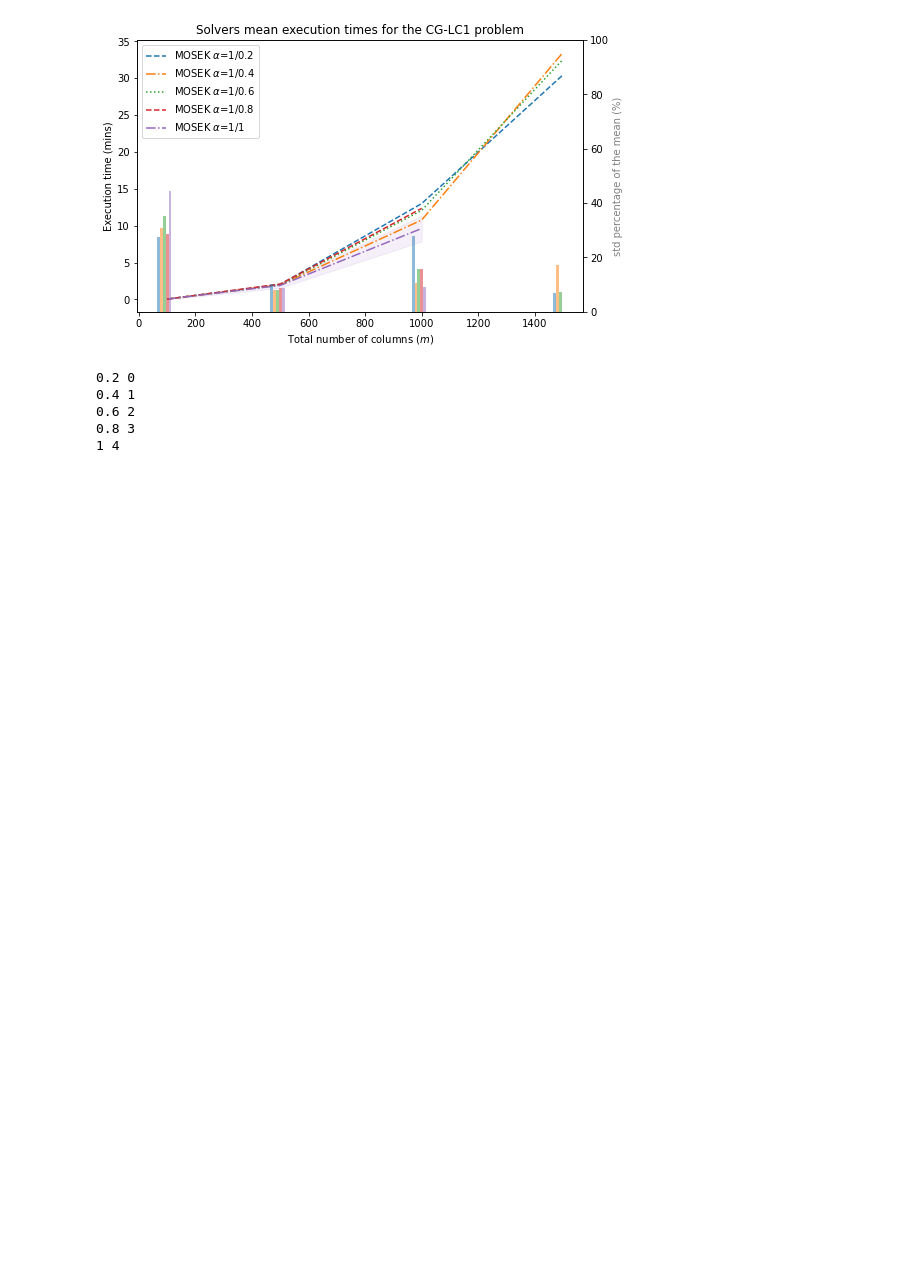
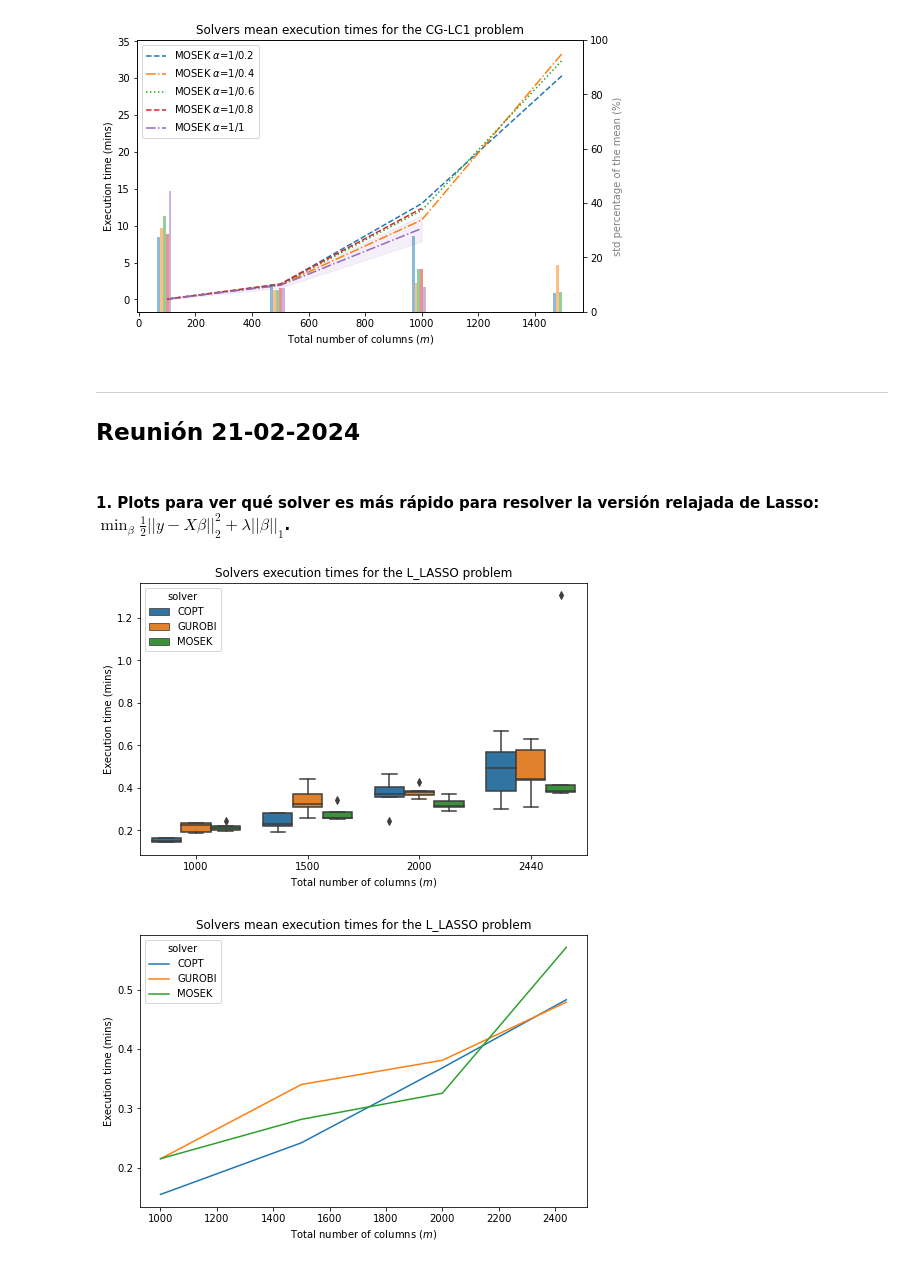
Before and after one commit to nicacevedo/column-generation-for-large-scale-feature-selection, a Jupyter notebook: plots.ipynb, the cells around one changed output. Saved outputs shown, nothing was run; the diff lists cells and outputs as text; code cells hidden in the pictures; blank space fills up the shorter version.

Commit message:
[Update] All comparisons: lasso models, alphas for CG_SOC1, and more

```diff
--- a/plots.ipynb
+++ b/plots.ipynb
@@ -313,14 +311,39 @@ ax.legend()
 plt.show()
 # %% [output]
 [figure]
-# %%
-alphas_ = [0.2, 0.4, 0.6, 0.8, 1]
-for j,alpha_ in enumerate(alphas):
-    alpha = alpha_
-    print(alpha, j)
-# %% [output]
-0.2 0
-0.4 1
-0.6 2
-0.8 3
-1 4
+# %% [markdown]
+---
+## Reunión 21-02-2024
+# %% [markdown]
+#### 1. Plots para ver qué solver es más rápido para resolver la versión relajada de Lasso: $\min_{\beta} \frac{1}{2}||y-X\beta||_2^2 + \lambda||\beta||_1$.
+# %%
+import matplotlib.pyplot as plt
+import pandas as pd
+import seaborn as sns
+
+
+# Read data from results/elastic-net/socp_CG_comparison_LASSO.csv
+df_final_results = pd.read_csv('./results/elastic-net/socp_CG_comparison_LASSO_solver_L_LASSO.csv').sort_values(by='solver')
+
+# Boxplot of the values, with sample_size on x axis, time on y axis, and solver as the hue
+fig, ax = plt.subplots(figsize=(8,5))
+sns.boxplot(x='sample_size', y='time', hue='solver', data=df_final_results, ax=ax)
+ax.set_xlabel(r'Total number of columns ($m$)')
+ax.set_ylabel('Execution time (mins)')
+ax.set_title('Solvers execution times for the L_LASSO problem')
+# plt.savefig('results/elastic-net/plots/socp_CG_comparison_LASSO.pdf', bbox_inches='tight', dpi=300)
+plt.show()
+
+
+# Same plot, but with a lineplot of means instead of a boxplot
+df_mean = df_final_results.groupby(['sample_size', 'solver']).mean().reset_index()
+fig, ax = plt.subplots(figsize=(8,5))
+sns.lineplot(x='sample_size', y='time', hue='solver', data=df_mean, ax=ax)
+ax.set_xlabel(r'Total number of columns ($m$)')
+ax.set_ylabel('Execution time (mins)')
+ax.set_title('Solvers mean execution times for the L_LASSO problem')
+# plt.savefig('results/elastic-net/plots/socp_CG_comparison_LASSO.pdf', bbox_inches='tight', dpi=300)
+plt.show()
+# %% [output]
+[figure, added]
+[figure, added]
```
Also changed, not shown: parts of 8 cells of this notebook, 8 other files.
